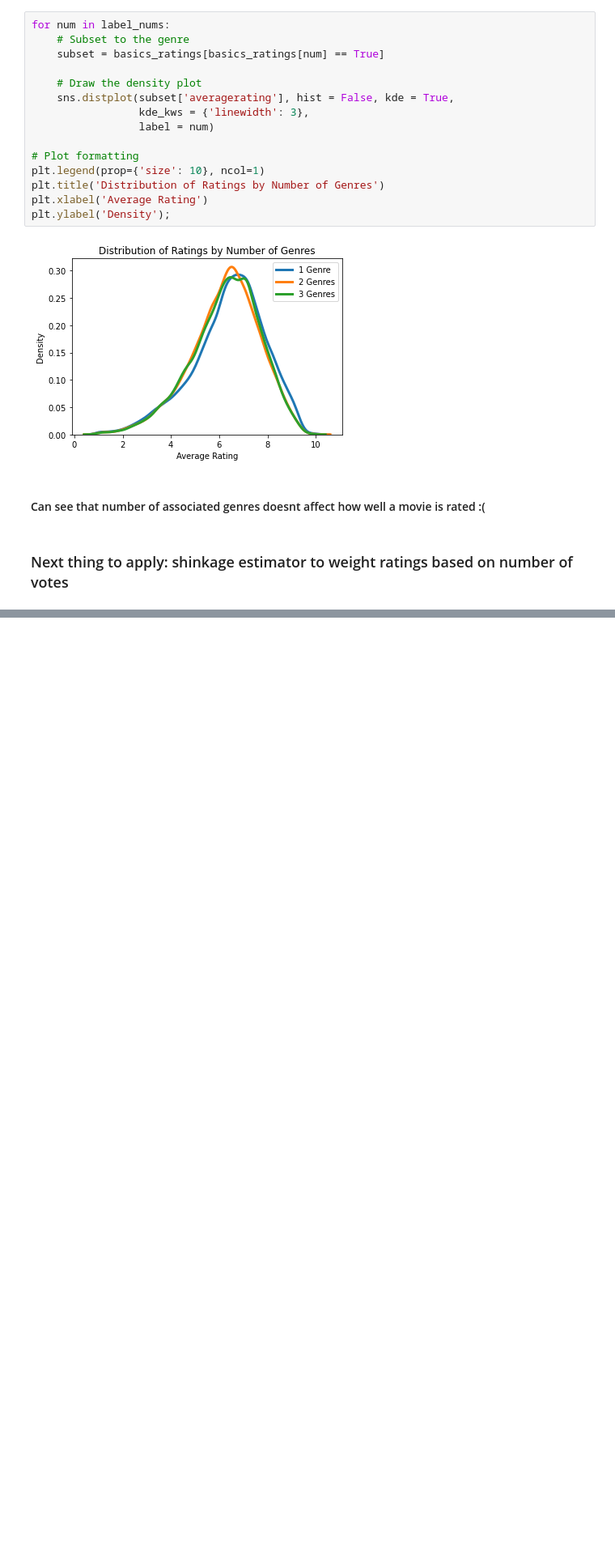
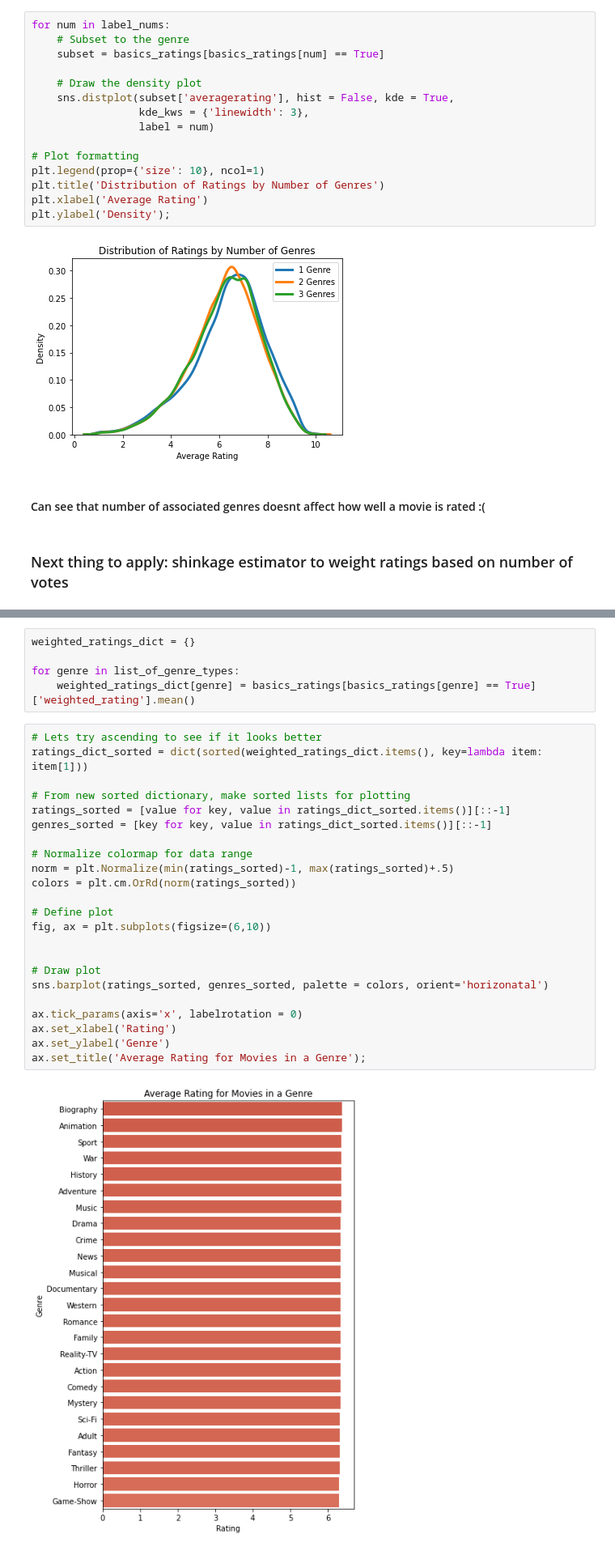
Before and after one commit to jonnyhof/phase1_project, a Jupyter notebook: scratch.ipynb, the cells around one changed output, grey strips where cells are left out. Shown at 81% size. Cells and saved outputs as stored; diff of their text form; blank space fills up the shorter version.

```diff
--- a/scratch.ipynb
+++ b/scratch.ipynb
@@ -457,0 +491,30 @@ plt.ylabel('Density');
+# %%
+weighted_ratings_dict = {}
+
+for genre in list_of_genre_types:
+    weighted_ratings_dict[genre] = basics_ratings[basics_ratings[genre] == True]['weighted_rating'].mean()
+# %%
+# Lets try ascending to see if it looks better
+ratings_dict_sorted = dict(sorted(weighted_ratings_dict.items(), key=lambda item: item[1]))
+
+# From new sorted dictionary, make sorted lists for plotting
+ratings_sorted = [value for key, value in ratings_dict_sorted.items()][::-1]
+genres_sorted = [key for key, value in ratings_dict_sorted.items()][::-1]
+
+# Normalize colormap for data range
+norm = plt.Normalize(min(ratings_sorted)-1, max(ratings_sorted)+.5)
+colors = plt.cm.OrRd(norm(ratings_sorted))
+
+# Define plot
+fig, ax = plt.subplots(figsize=(6,10))
+
+
+# Draw plot
+sns.barplot(ratings_sorted, genres_sorted, palette = colors, orient='horizonatal')
+
+ax.tick_params(axis='x', labelrotation = 0)
+ax.set_xlabel('Rating')
+ax.set_ylabel('Genre')
+ax.set_title('Average Rating for Movies in a Genre');
+# %% [output]
+[figure, added]
```
Also changed, not shown: parts of 4 cells of this notebook.
